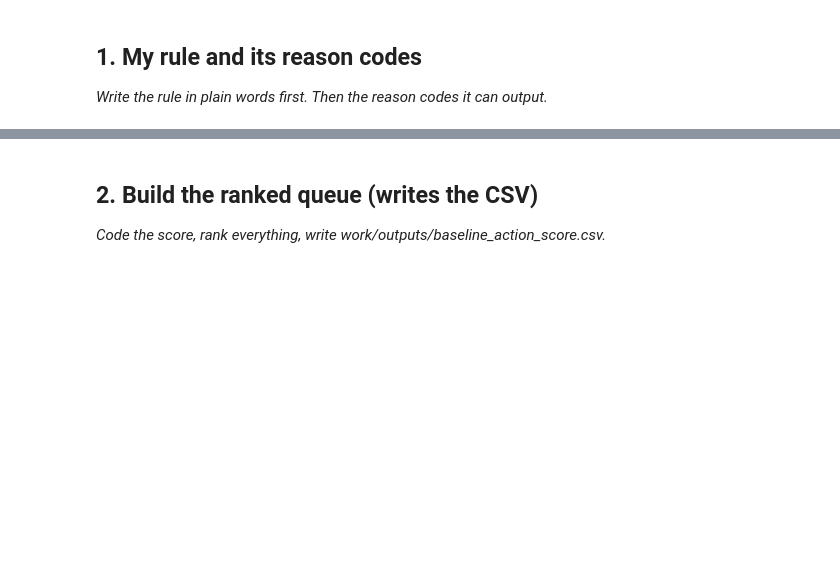
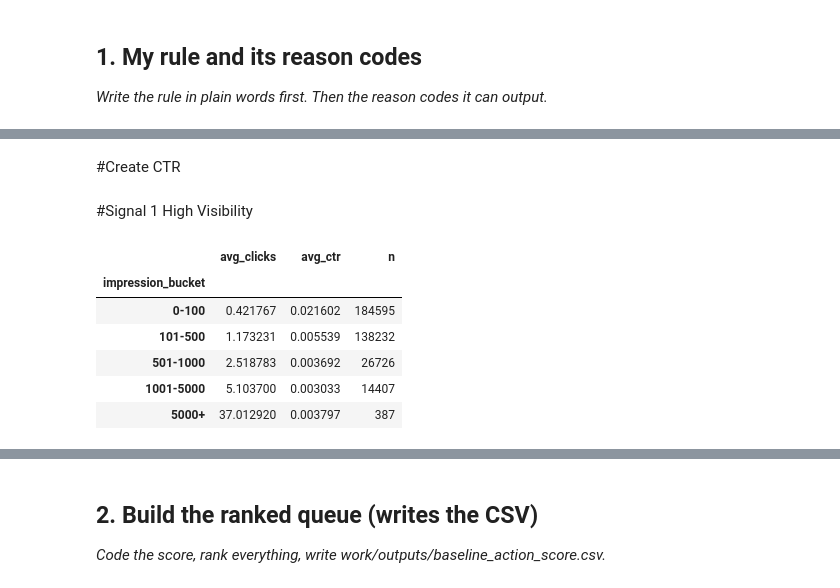
Before and after one commit to Wajiha-Waqar/FlyRankInternship, a Jupyter notebook: work/notebooks/w04_baseline_score.ipynb, the cells around one changed output, grey strips where cells are left out. Cells and saved outputs as stored; diff of their text form; code cells hidden in the pictures; blank space fills up the shorter version.

```diff
--- a/work/notebooks/w04_baseline_score.ipynb
+++ b/work/notebooks/w04_baseline_score.ipynb
@@ -15,0 +119,43 @@ This skeleton is yours to fill. Work the sections **in order** — each one has
+# %% [markdown]
+#Create CTR
+# %%
+march_df["ctr"] = np.where(
+    march_df["gsc_impressions"] > 0,
+   march_df["gsc_clicks"] / march_df["gsc_impressions"],
+    np.nan
+)
+# %% [markdown]
+#Signal 1
+High Visibility
+# %%
+march_df["impression_bucket"] = pd.cut(
+    march_df["gsc_impressions"],
+    bins=[0,100,500,1000,5000,march_df["gsc_impressions"].max()+1],
+    labels=[
+        "0-100",
+        "101-500",
+        "501-1000",
+        "1001-5000",
+        "5000+"
+    ]
+)
+
+signal1 = (
+    march_df
+    .groupby("impression_bucket")
+    .agg(
+        avg_clicks=("gsc_clicks","mean"),
+        avg_ctr=("ctr","mean"),
+        n=("gsc_impressions","size")
+    )
+)
+
+signal1
+# %% [output]
+|  | avg_clicks | avg_ctr | n |
+| impression_bucket |  |  |  |
+| 0-100 | 0.421767 | 0.021602 | 184595 |
+| 101-500 | 1.173231 | 0.005539 | 138232 |
+| 501-1000 | 2.518783 | 0.003692 | 26726 |
+| 1001-5000 | 5.103700 | 0.003033 | 14407 |
+| 5000+ | 37.012920 | 0.003797 | 387 |
```
Also changed, not shown: parts of 33 cells of this notebook.
